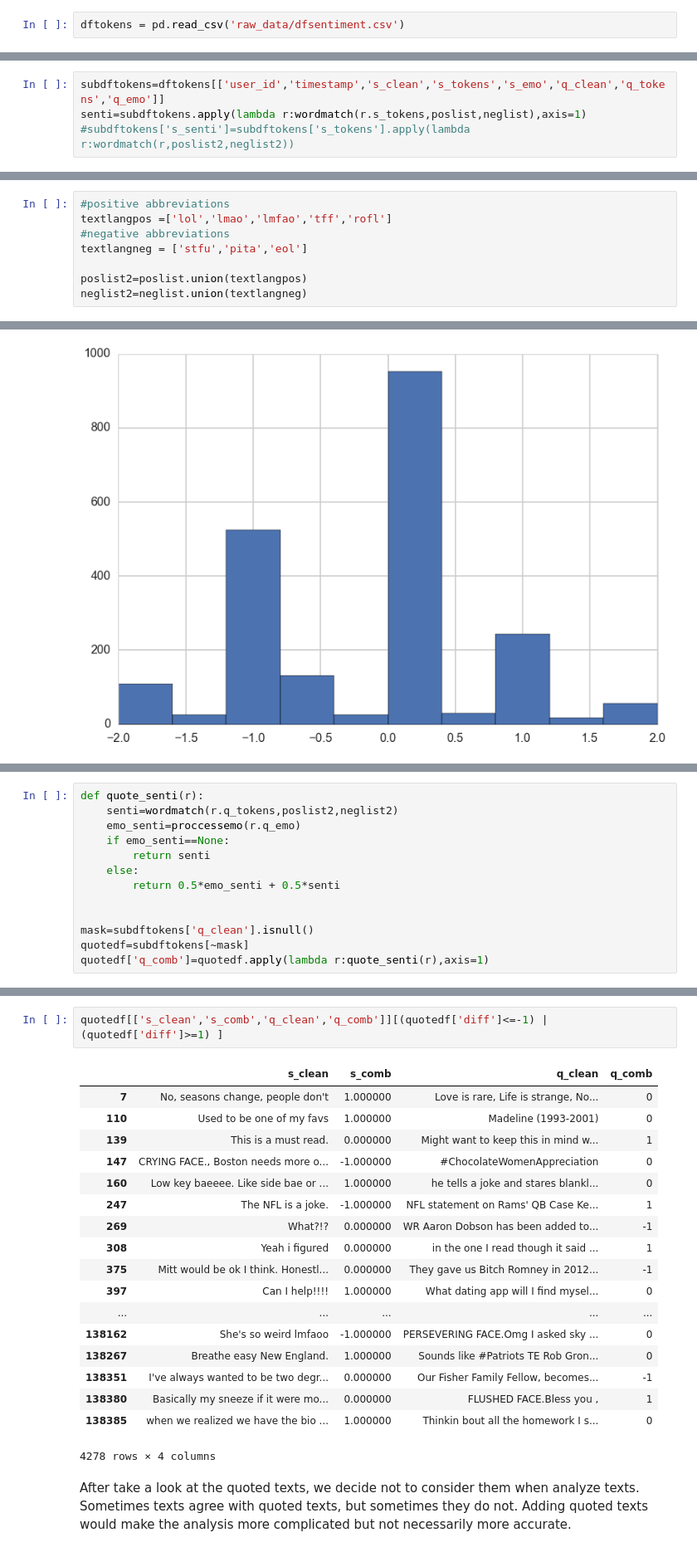
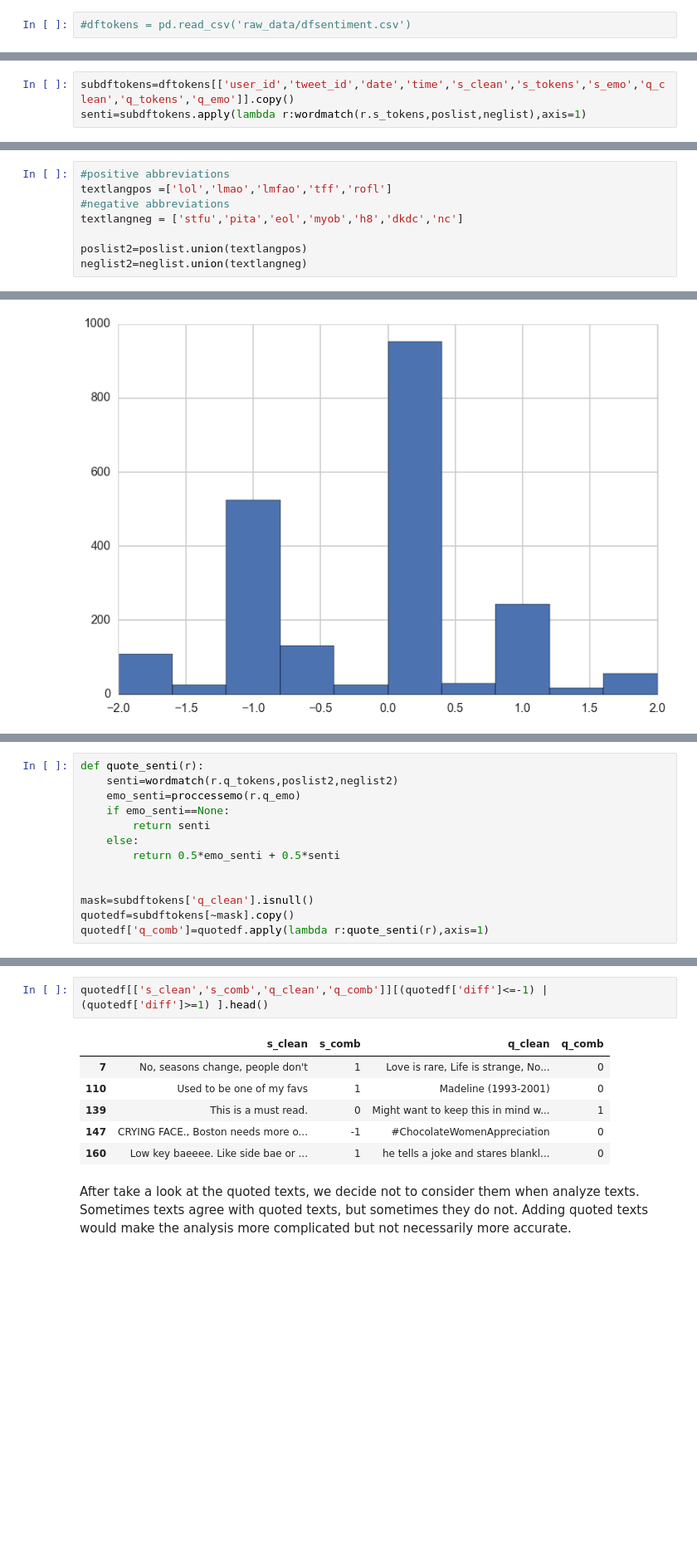
Before and after one commit to harvardcs109/cs109_final, a Jupyter notebook: Main.ipynb, the cells around one changed output, grey strips where cells are left out. Shown at 83% size. Saved outputs shown, nothing was run; the diff lists cells and outputs as text; blank space fills up the shorter version.

```diff
--- a/Main.ipynb
+++ b/Main.ipynb
@@ -1728,7 +1661,7 @@ topics = dftokens_spark.map(lambda x: getTweetTopic(x.cleaned_text, lda5, 0))
 %time
 topics = topics.collect()
 # %%
-dftokens = pd.read_csv('raw_data/dfsentiment.csv')
+#dftokens = pd.read_csv('raw_data/dfsentiment.csv')
 # %%
 dftokens['Topic'] = topics
 dftokens['Topic_keyword'] = dftokens.Topics.apply(lambda x: topic_keyword[x])
@@ -1845,7 +1802,6 @@ def wordmatch(tokenlist,pos,neg):
 # %%
-subdftokens=dftokens[['user_id','timestamp','s_clean','s_tokens','s_emo','q_clean','q_tokens','q_emo']]
+subdftokens=dftokens[['user_id','tweet_id','date','time','s_clean','s_tokens','s_emo','q_clean','q_tokens','q_emo']].copy()
 senti=subdftokens.apply(lambda r:wordmatch(r.s_tokens,poslist,neglist),axis=1)
-#subdftokens['s_senti']=subdftokens['s_tokens'].apply(lambda r:wordmatch(r,poslist2,neglist2))
 # %%
 plt.hist(senti)
 # %% [output]
@@ -1864,7 +1820,7 @@ Not necessarily. Twitter language is like text message, and people tend to use a
 #positive abbreviations
 textlangpos =['lol','lmao','lmfao','tff','rofl']
 #negative abbreviations
-textlangneg = ['stfu','pita','eol']
+textlangneg = ['stfu','pita','eol','myob','h8','dkdc','nc']
 
 poslist2=poslist.union(textlangpos)
 neglist2=neglist.union(textlangneg)
@@ -2058,5 +1985,5 @@ def quote_senti(r):
 
 
 mask=subdftokens['q_clean'].isnull()
-quotedf=subdftokens[~mask]
+quotedf=subdftokens[~mask].copy()
 quotedf['q_comb']=quotedf.apply(lambda r:quote_senti(r),axis=1)
@@ -2082,24 +1999,12 @@ See the the caveats in the documentation: http://pandas.pydata.org/pandas-docs/s
 # %%
-quotedf[['s_clean','s_comb','q_clean','q_comb']][(quotedf['diff']<=-1) | (quotedf['diff']>=1) ]
+quotedf[['s_clean','s_comb','q_clean','q_comb']][(quotedf['diff']<=-1) | (quotedf['diff']>=1) ].head()
 # %% [output]
 |  | s_clean | s_comb | q_clean | q_comb |
-| 7 | No, seasons change, people don't | 1.000000 | Love is rare, Life is strange, No... | 0 |
-| 110 | Used to be one of my favs | 1.000000 | Madeline (1993-2001) | 0 |
-| 139 | This is a must read. | 0.000000 | Might want to keep this in mind w... | 1 |
-| 147 | CRYING FACE., Boston needs more o... | -1.000000 | #ChocolateWomenAppreciation | 0 |
-| 160 | Low key baeeee. Like side bae or ... | 1.000000 | he tells a joke and stares blankl... | 0 |
-| 247 | The NFL is a joke. | -1.000000 | NFL statement on Rams' QB Case Ke... | 1 |
-| 269 | What?!? | 0.000000 | WR Aaron Dobson has been added to... | -1 |
-| 308 | Yeah i figured | 0.000000 | in the one I read though it said ... | 1 |
-| 375 | Mitt would be ok I think. Honestl... | 0.000000 | They gave us Bitch Romney in 2012... | -1 |
-| 397 | Can I help!!!! | 1.000000 | What dating app will I find mysel... | 0 |
-| ... | ... | ... | ... | ... |
-| 138162 | She's so weird lmfaoo | -1.000000 | PERSEVERING FACE.Omg I asked sky ... | 0 |
-| 138267 | Breathe easy New England. | 1.000000 | Sounds like #Patriots TE Rob Gron... | 0 |
-| 138351 | I've always wanted to be two degr... | 0.000000 | Our Fisher Family Fellow, becomes... | -1 |
-| 138380 | Basically my sneeze if it were mo... | 0.000000 | FLUSHED FACE.Bless you , | 1 |
-| 138385 | when we realized we have the bio ... | 1.000000 | Thinkin bout all the homework I s... | 0 |
+| 7 | No, seasons change, people don't | 1 | Love is rare, Life is strange, No... | 0 |
+| 110 | Used to be one of my favs | 1 | Madeline (1993-2001) | 0 |
+| 139 | This is a must read. | 0 | Might want to keep this in mind w... | 1 |
+| 147 | CRYING FACE., Boston needs more o... | -1 | #ChocolateWomenAppreciation | 0 |
+| 160 | Low key baeeee. Like side bae or ... | 1 | he tells a joke and stares blankl... | 0 |
-4278 rows × 4 columns
 # %% [markdown]
 After take a look at the quoted texts, we decide not to consider them when analyze texts. Sometimes texts agree with quoted texts, but sometimes they do not. Adding quoted texts would make the analysis more complicated but not necessarily more accurate.
 # %% [markdown]
```
Also changed, not shown: parts of 111 cells of this notebook, 5 other files.
